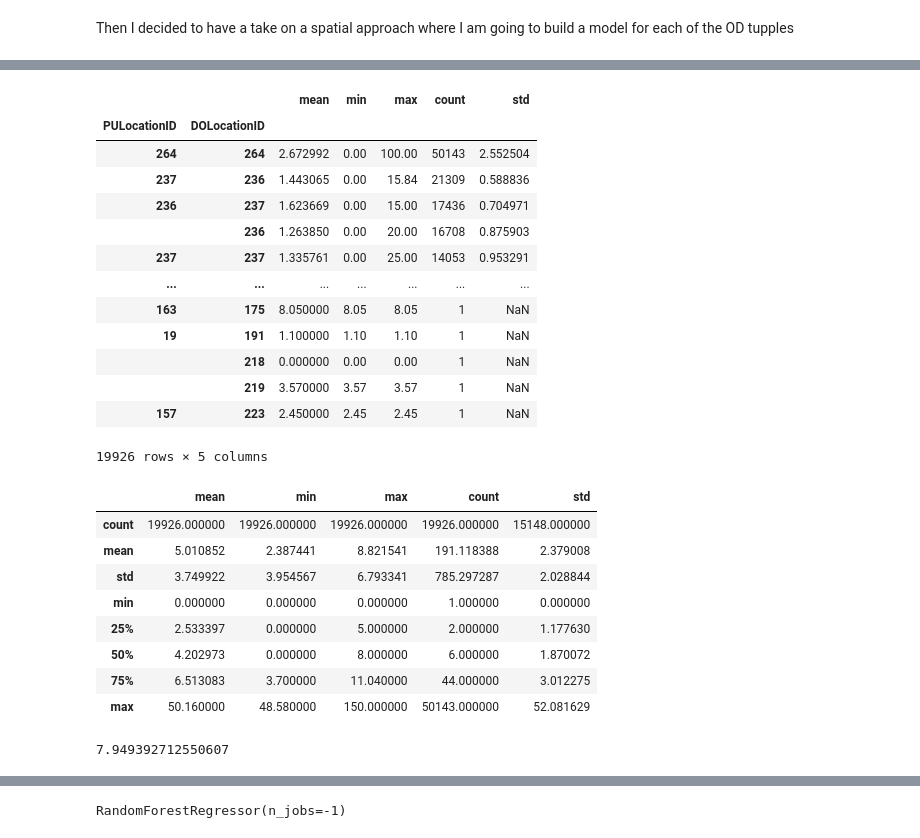
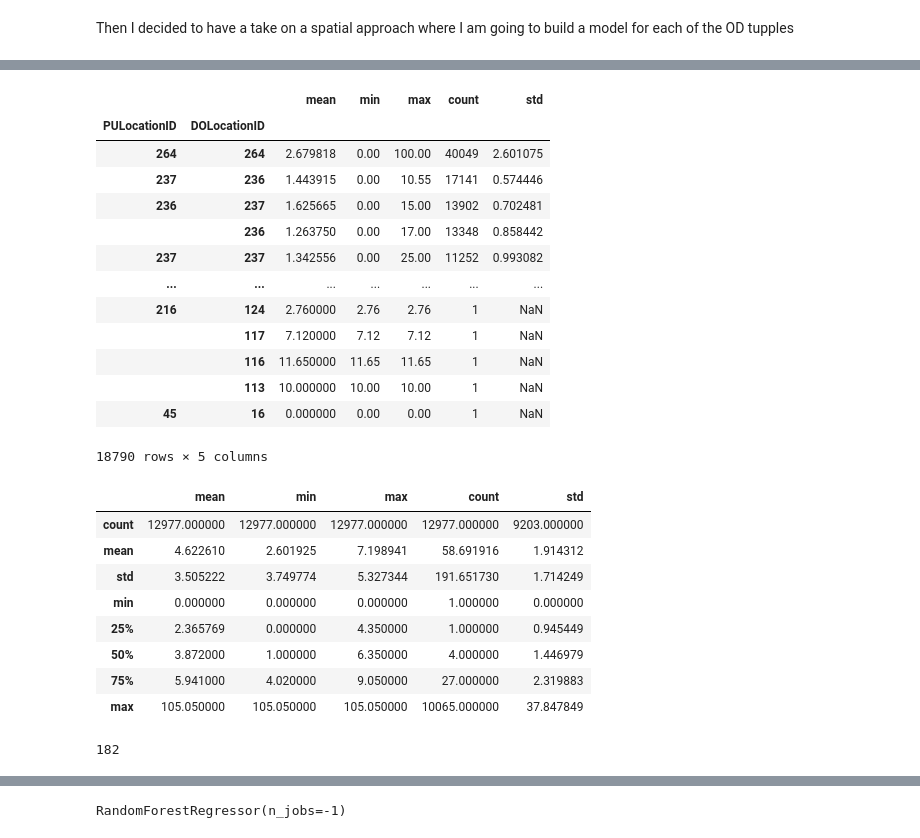
Before and after one commit to jtoump/nyc_taxi_tips, a Jupyter notebook: Tip Prediction.ipynb, the cells around one changed output, grey strips where cells are left out. Cells and saved outputs as stored; diff of their text form; code cells hidden in the pictures.

```diff
--- a/Tip Prediction.ipynb
+++ b/Tip Prediction.ipynb
@@ -113,3 +113,17 @@ corr.style.background_gradient(cmap='coolwarm').set_precision(2)
 | duration_s | 0.16 | 0.19 | 0.20 | 1.00 |
 # %% [markdown]
 My first intuition looking the highly correlated values of tip amount and fare_amount,trip_distance is to try to fit a linear model on the data and see how it behaves. So first we will create a simple linear regression model that will be our base model. Did a test with fare amount and trip duration but the coefficient for the trip duration was extremly low.
+# %%
+fileName = "clean_sample.csv"
+filePath = os.path.join(csvPath,fileName)
+# clean_df.to_csv(filePath)
+clean_df_all=pd.read_csv(filePath)
+# %%
+clean_df_all['tip_to_fare']=clean_df_all['tip_to_fare'].round(2)
+clean_df_all['dollar_per_mile']=clean_df_all['dollar_per_mile'].round(2)
+# %%
+#split the df two to parts
+
+
+part_1_train, part_2_train, part_1_test, part_2_test = train_test_split(clean_df_all[["trip_distance","duration_s","PULocationID","DOLocationID","tip_amount","fare_amount"]],
+                                                                    clean_df_all[["trip_distance","duration_s","PULocationID","DOLocationID","tip_amount"]], test_size=0.20, random_state=42)
@@ -181,36 +207,35 @@ Then I decided to have a take on a spatial approach where I am going to build a
 # %%
-od_tip_data=clean_df.groupby(["PULocationID","DOLocationID"])['tip_amount'].agg(['mean', 'min', 'max',"count","std"])
+od_tip_data=part_1_train.groupby(["PULocationID","DOLocationID"])['tip_amount'].agg(['mean', 'min', 'max',"count","std"])
 od_tip_data.sort_values("count",ascending=False)
 # %% [output]
 |  |  | mean | min | max | count | std |
 | PULocationID | DOLocationID |  |  |  |  |  |
-| 264 | 264 | 2.672992 | 0.00 | 100.00 | 50143 | 2.552504 |
-| 237 | 236 | 1.443065 | 0.00 | 15.84 | 21309 | 0.588836 |
-| 236 | 237 | 1.623669 | 0.00 | 15.00 | 17436 | 0.704971 |
-|  | 236 | 1.263850 | 0.00 | 20.00 | 16708 | 0.875903 |
-| 237 | 237 | 1.335761 | 0.00 | 25.00 | 14053 | 0.953291 |
+| 264 | 264 | 2.679818 | 0.00 | 100.00 | 40049 | 2.601075 |
+| 237 | 236 | 1.443915 | 0.00 | 10.55 | 17141 | 0.574446 |
+| 236 | 237 | 1.625665 | 0.00 | 15.00 | 13902 | 0.702481 |
+|  | 236 | 1.263750 | 0.00 | 17.00 | 13348 | 0.858442 |
+| 237 | 237 | 1.342556 | 0.00 | 25.00 | 11252 | 0.993082 |
 | ... | ... | ... | ... | ... | ... | ... |
-| 163 | 175 | 8.050000 | 8.05 | 8.05 | 1 | NaN |
-| 19 | 191 | 1.100000 | 1.10 | 1.10 | 1 | NaN |
-|  | 218 | 0.000000 | 0.00 | 0.00 | 1 | NaN |
-|  | 219 | 3.570000 | 3.57 | 3.57 | 1 | NaN |
-| 157 | 223 | 2.450000 | 2.45 | 2.45 | 1 | NaN |
+| 216 | 124 | 2.760000 | 2.76 | 2.76 | 1 | NaN |
+|  | 117 | 7.120000 | 7.12 | 7.12 | 1 | NaN |
+|  | 116 | 11.650000 | 11.65 | 11.65 | 1 | NaN |
+|  | 113 | 10.000000 | 10.00 | 10.00 | 1 | NaN |
+| 45 | 16 | 0.000000 | 0.00 | 0.00 | 1 | NaN |
-19926 rows × 5 columns
+18790 rows × 5 columns
 # %%
 od_tip_data.describe()
 # %% [output]
 |  | mean | min | max | count | std |
-| count | 19926.000000 | 19926.000000 | 19926.000000 | 19926.000000 | 15148.000000 |
-| mean | 5.010852 | 2.387441 | 8.821541 | 191.118388 | 2.379008 |
-| std | 3.749922 | 3.954567 | 6.793341 | 785.297287 | 2.028844 |
+| count | 12977.000000 | 12977.000000 | 12977.000000 | 12977.000000 | 9203.000000 |
+| mean | 4.622610 | 2.601925 | 7.198941 | 58.691916 | 1.914312 |
+| std | 3.505222 | 3.749774 | 5.327344 | 191.651730 | 1.714249 |
 | min | 0.000000 | 0.000000 | 0.000000 | 1.000000 | 0.000000 |
-| 25% | 2.533397 | 0.000000 | 5.000000 | 2.000000 | 1.177630 |
-| 50% | 4.202973 | 0.000000 | 8.000000 | 6.000000 | 1.870072 |
-| 75% | 6.513083 | 3.700000 | 11.040000 | 44.000000 | 3.012275 |
-| max | 50.160000 | 48.580000 | 150.000000 | 50143.000000 | 52.081629 |
+| 25% | 2.365769 | 0.000000 | 4.350000 | 1.000000 | 0.945449 |
+| 50% | 3.872000 | 1.000000 | 6.350000 | 4.000000 | 1.446979 |
+| 75% | 5.941000 | 4.020000 | 9.050000 | 27.000000 | 2.319883 |
+| max | 105.050000 | 105.050000 | 105.050000 | 10065.000000 | 37.847849 |
-# %%
-data_train['fare_amount'].mean()
-# %% [output]
-7.949392712550607
 # %%
-modeling_sample=od_tip_data[od_tip_data['count']>1000]
+modeling_sample=od_tip_data[od_tip_data['count']>3000]
+print(len(modeling_sample))
+# %% [output]
+182
```
Also changed, not shown: parts of 37 cells of this notebook, 3 other files.
